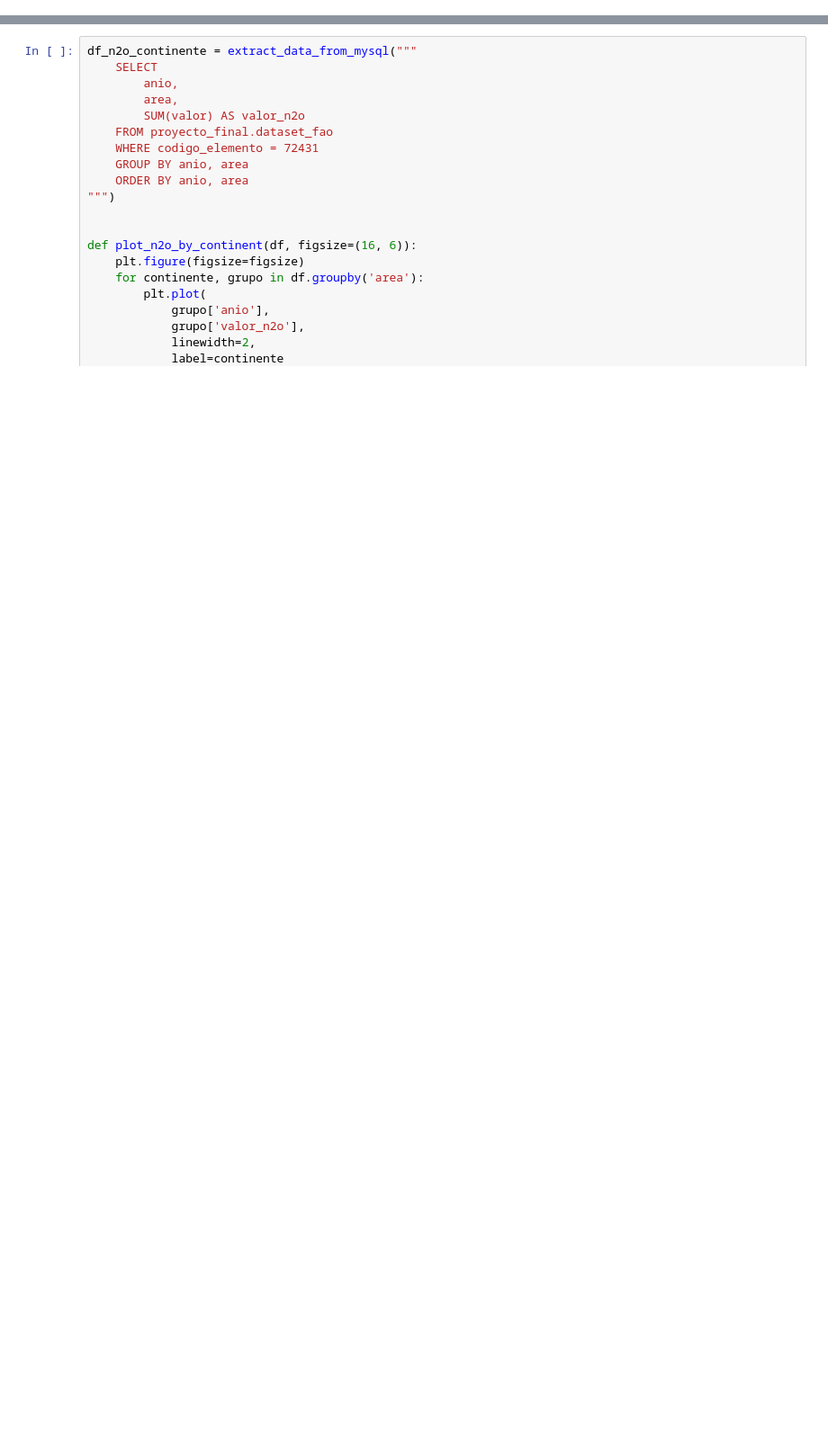
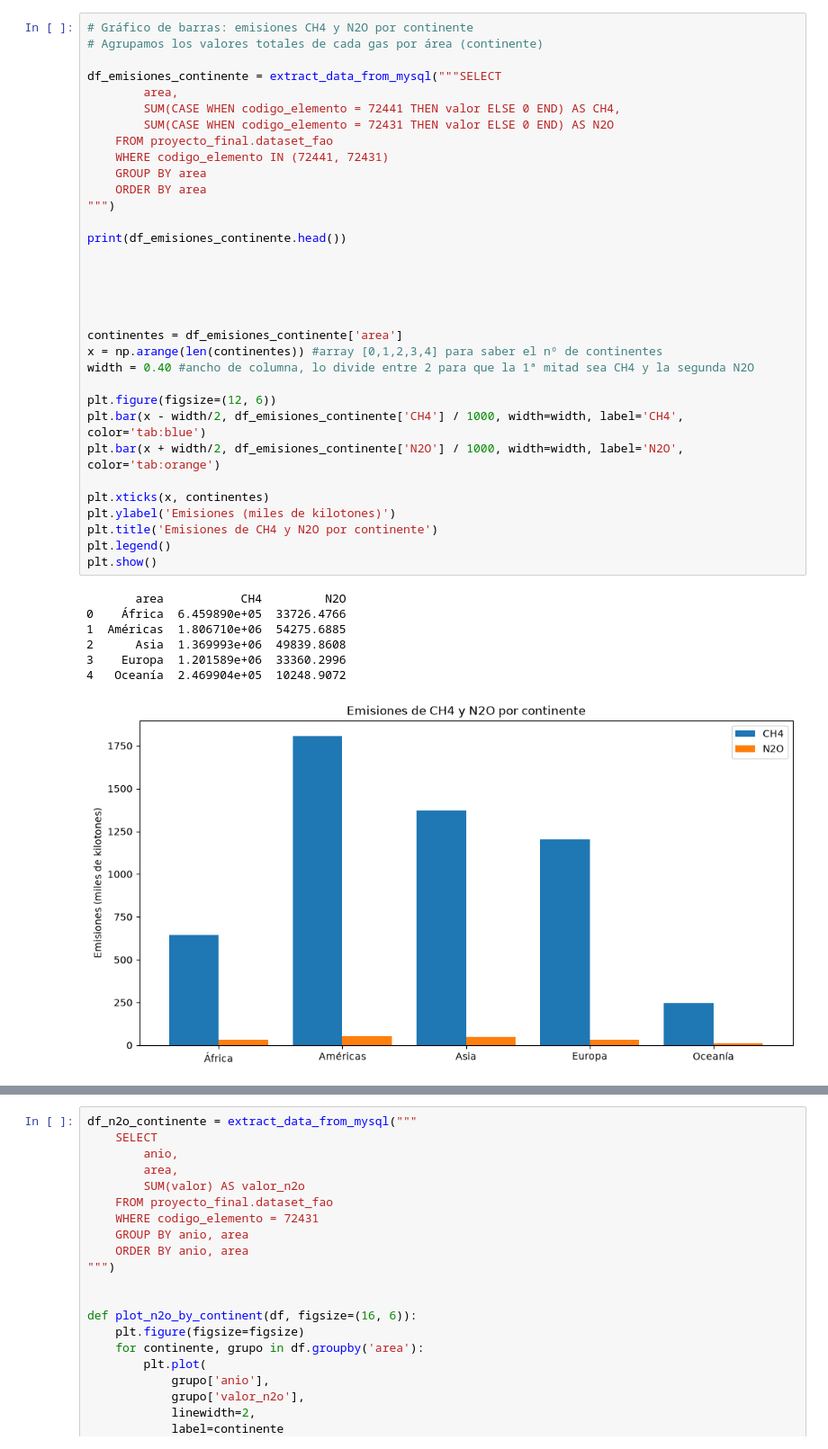
Before and after one commit to LaraDelCerro/Proyecto_final_big_data, a Jupyter notebook: emisiones.ipynb, the cells around one changed output, grey strips where cells are left out. Shown at 90% size. Cells and saved outputs as stored; diff of their text form; blank space fills up the shorter version.

```diff
--- a/emisiones.ipynb
+++ b/emisiones.ipynb
@@ -188,0 +150,41 @@ plt.show()
+# %%
+# Gráfico de barras: emisiones CH4 y N2O por continente
+# Agrupamos los valores totales de cada gas por área (continente)
+
+df_emisiones_continente = extract_data_from_mysql("""SELECT
+        area,
+        SUM(CASE WHEN codigo_elemento = 72441 THEN valor ELSE 0 END) AS CH4,
+        SUM(CASE WHEN codigo_elemento = 72431 THEN valor ELSE 0 END) AS N2O
+    FROM proyecto_final.dataset_fao
+    WHERE codigo_elemento IN (72441, 72431)
+    GROUP BY area
+    ORDER BY area
+""")
+
+print(df_emisiones_continente.head())
+
+
+
+
+
+continentes = df_emisiones_continente['area']
+x = np.arange(len(continentes)) #array [0,1,2,3,4] para saber el nº de continentes
+width = 0.40 #ancho de columna, lo divide entre 2 para que la 1ª mitad sea CH4 y la segunda N2O
+
+plt.figure(figsize=(12, 6))
+plt.bar(x - width/2, df_emisiones_continente['CH4'] / 1000, width=width, label='CH4', color='tab:blue')
+plt.bar(x + width/2, df_emisiones_continente['N2O'] / 1000, width=width, label='N2O', color='tab:orange')
+
+plt.xticks(x, continentes)
+plt.ylabel('Emisiones (miles de kilotones)')
+plt.title('Emisiones de CH4 y N2O por continente')
+plt.legend()
+plt.show()
+# %% [output]
+       area           CH4         N2O
+0    África  6.459890e+05  33726.4766
+1  Américas  1.806710e+06  54275.6885
+2      Asia  1.369993e+06  49839.8608
+3    Europa  1.201589e+06  33360.2996
+4   Oceanía  2.469904e+05  10248.9072
+[figure, added]
```
Also changed, not shown: parts of 8 cells of this notebook, 4 other files.
